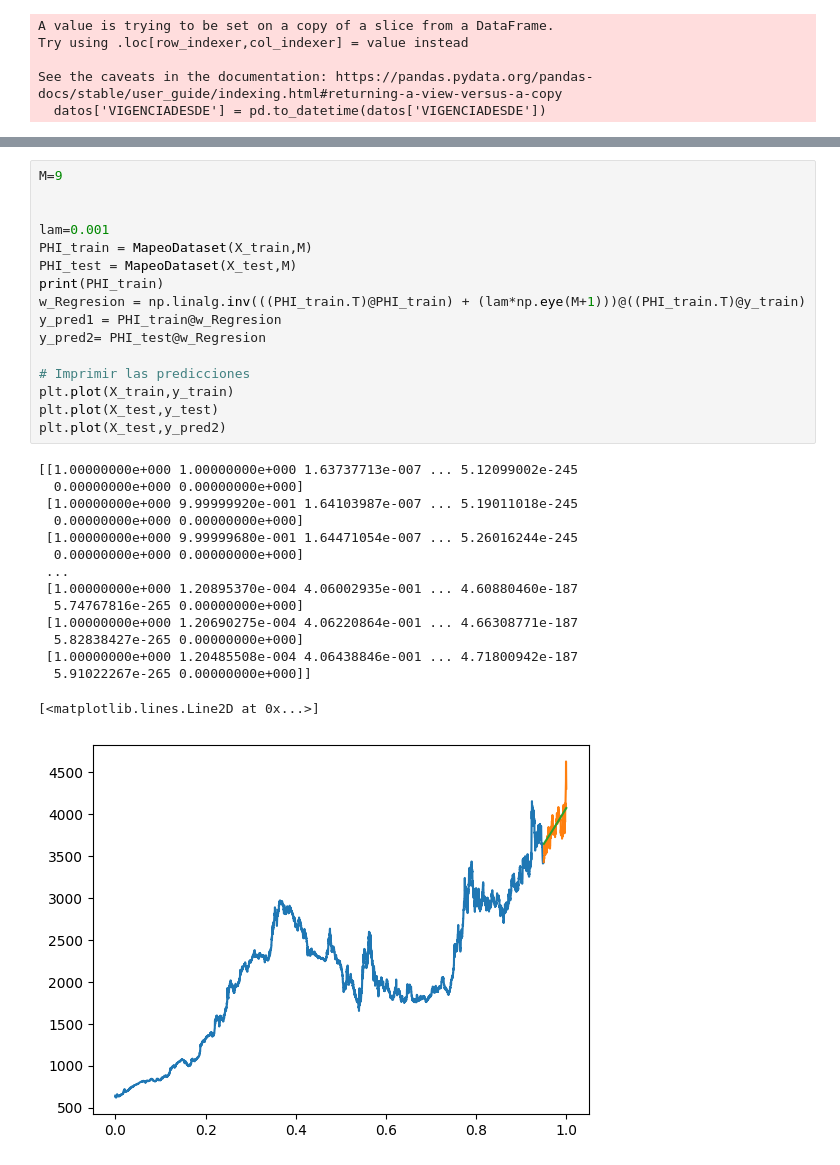
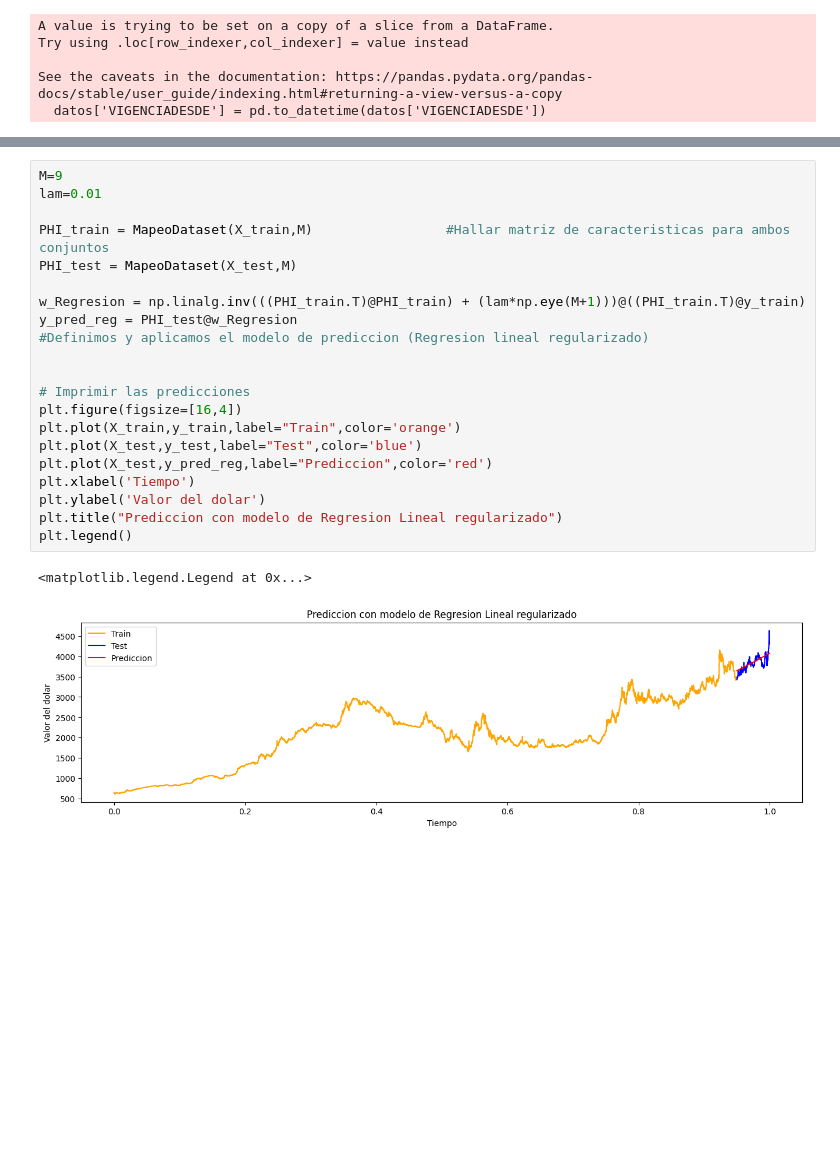
Before and after one commit to cabb1808/ProyectoSenales3, a Jupyter notebook: Proyecto_Final.ipynb, the cells around one changed output, grey strips where cells are left out. Saved outputs shown, nothing was run; the diff lists cells and outputs as text; blank space fills up the shorter version.

```diff
--- a/Proyecto_Final.ipynb
+++ b/Proyecto_Final.ipynb
@@ -105,36 +103,27 @@ def MapeoDataset(X,K):
     return Phi
 # %%
 M=9
+lam=0.01
+
+PHI_train = MapeoDataset(X_train,M)                 #Hallar matriz de caracteristicas para ambos conjuntos
+PHI_test = MapeoDataset(X_test,M)
+
+w_Regresion = np.linalg.inv(((PHI_train.T)@PHI_train) + (lam*np.eye(M+1)))@((PHI_train.T)@y_train)
+y_pred_reg = PHI_test@w_Regresion                                                                             #Definimos y aplicamos el modelo de prediccion (Regresion lineal regularizado)
 
 
-lam=0.001
-PHI_train = MapeoDataset(X_train,M)
-PHI_test = MapeoDataset(X_test,M)
-print(PHI_train)
-w_Regresion = np.linalg.inv(((PHI_train.T)@PHI_train) + (lam*np.eye(M+1)))@((PHI_train.T)@y_train)
-y_pred1 = PHI_train@w_Regresion
-y_pred2= PHI_test@w_Regresion
-
 # Imprimir las predicciones
-plt.plot(X_train,y_train)
-plt.plot(X_test,y_test)
-plt.plot(X_test,y_pred2)
+plt.figure(figsize=[16,4])
+plt.plot(X_train,y_train,label="Train",color='orange')
+plt.plot(X_test,y_test,label="Test",color='blue')
+plt.plot(X_test,y_pred_reg,label="Prediccion",color='red')
+plt.xlabel('Tiempo')
+plt.ylabel('Valor del dolar')
+plt.title("Prediccion con modelo de Regresion Lineal regularizado")
+plt.legend()
 # %% [output]
-[[1.00000000e+000 1.00000000e+000 1.63737713e-007 ... 5.12099002e-245
-  0.00000000e+000 0.00000000e+000]
- [1.00000000e+000 9.99999920e-001 1.64103987e-007 ... 5.19011018e-245
-  0.00000000e+000 0.00000000e+000]
- [1.00000000e+000 9.99999680e-001 1.64471054e-007 ... 5.26016244e-245
-  0.00000000e+000 0.00000000e+000]
- ...
- [1.00000000e+000 1.20895370e-004 4.06002935e-001 ... 4.60880460e-187
-  5.74767816e-265 0.00000000e+000]
- [1.00000000e+000 1.20690275e-004 4.06220864e-001 ... 4.66308771e-187
-  5.82838427e-265 0.00000000e+000]
- [1.00000000e+000 1.20485508e-004 4.06438846e-001 ... 4.71800942e-187
-  5.91022267e-265 0.00000000e+000]]
+<matplotlib.legend.Legend at 0x...>
-[<matplotlib.lines.Line2D at 0x...>]
-[figure, old version]
+[figure, new version]
 # %%
 from sklearn.linear_model import BayesianRidge
 
```
Also changed, not shown: parts of 7 cells of this notebook.
